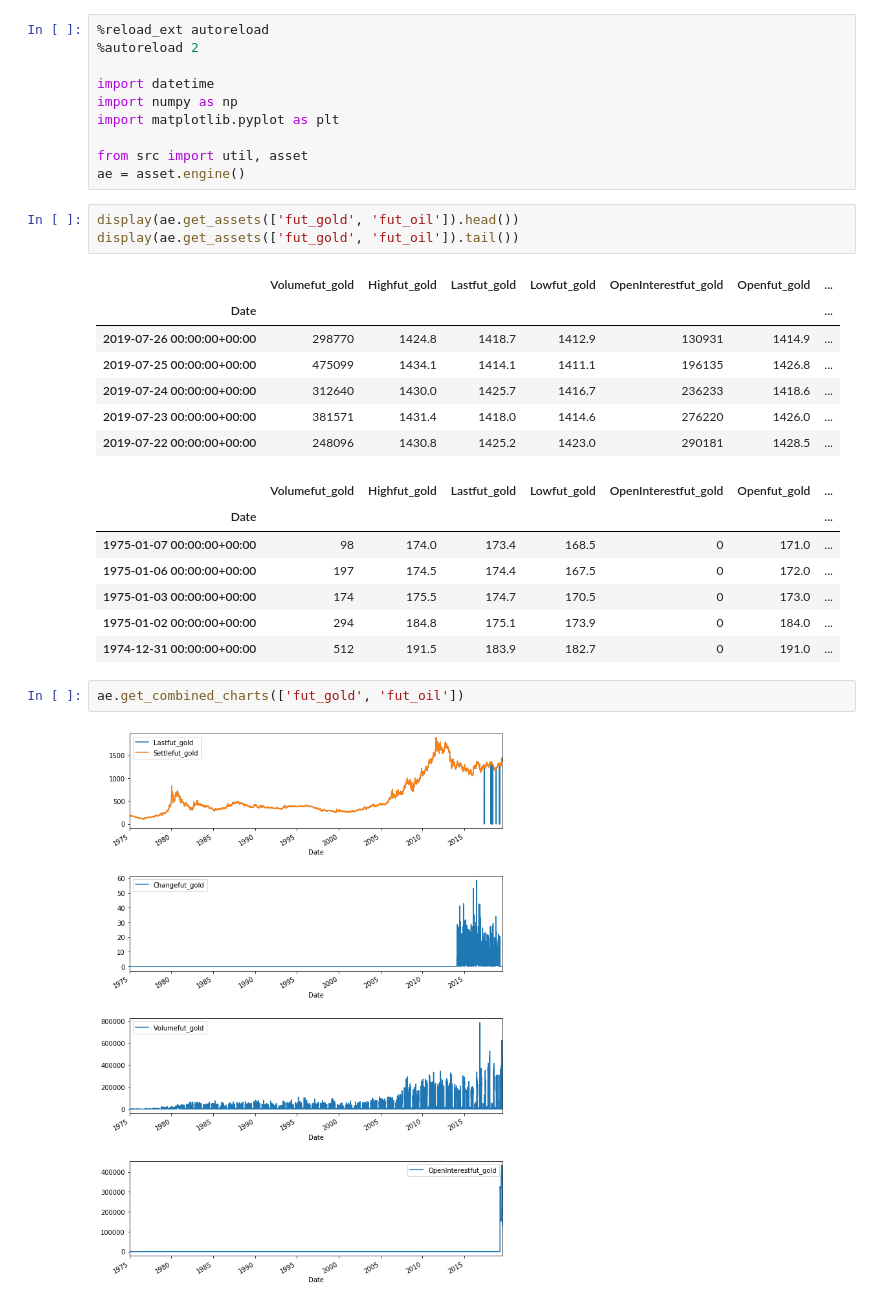
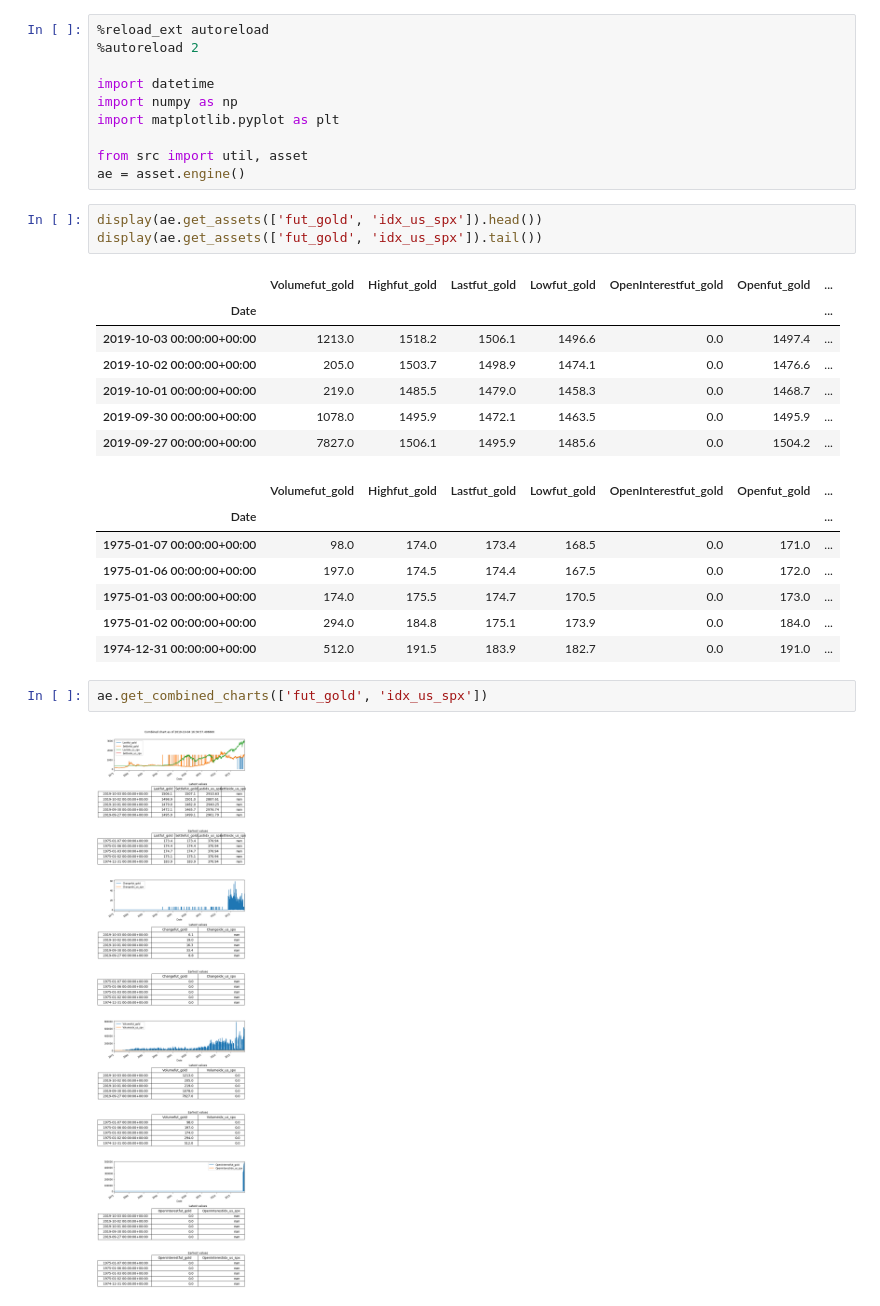
Before and after one commit to sravzpublic/training, a Jupyter notebook: notebooks/Charts.ipynb, the cells around one changed output. Cells and saved outputs as stored; diff of their text form.

Commit message:
Updated combined chart

```diff
--- a/notebooks/Charts.ipynb
+++ b/notebooks/Charts.ipynb
@@ -9,24 +9,24 @@ import matplotlib.pyplot as plt
 from src import util, asset
 ae = asset.engine()
 # %%
-display(ae.get_assets(['fut_gold', 'fut_oil']).head())
-display(ae.get_assets(['fut_gold', 'fut_oil']).tail())
+display(ae.get_assets(['fut_gold', 'idx_us_spx']).head())
+display(ae.get_assets(['fut_gold', 'idx_us_spx']).tail())
 # %% [output]
 |  | Volumefut_gold | Highfut_gold | Lastfut_gold | Lowfut_gold | OpenInterestfut_gold | Openfut_gold | ... |
 | Date |  |  |  |  |  |  | ... |
-| 2019-07-26 00:00:00+00:00 | 298770 | 1424.8 | 1418.7 | 1412.9 | 130931 | 1414.9 | ... |
-| 2019-07-25 00:00:00+00:00 | 475099 | 1434.1 | 1414.1 | 1411.1 | 196135 | 1426.8 | ... |
-| 2019-07-24 00:00:00+00:00 | 312640 | 1430.0 | 1425.7 | 1416.7 | 236233 | 1418.6 | ... |
-| 2019-07-23 00:00:00+00:00 | 381571 | 1431.4 | 1418.0 | 1414.6 | 276220 | 1426.0 | ... |
-| 2019-07-22 00:00:00+00:00 | 248096 | 1430.8 | 1425.2 | 1423.0 | 290181 | 1428.5 | ... |
+| 2019-10-03 00:00:00+00:00 | 1213.0 | 1518.2 | 1506.1 | 1496.6 | 0.0 | 1497.4 | ... |
+| 2019-10-02 00:00:00+00:00 | 205.0 | 1503.7 | 1498.9 | 1474.1 | 0.0 | 1476.6 | ... |
+| 2019-10-01 00:00:00+00:00 | 219.0 | 1485.5 | 1479.0 | 1458.3 | 0.0 | 1468.7 | ... |
+| 2019-09-30 00:00:00+00:00 | 1078.0 | 1495.9 | 1472.1 | 1463.5 | 0.0 | 1495.9 | ... |
+| 2019-09-27 00:00:00+00:00 | 7827.0 | 1506.1 | 1495.9 | 1485.6 | 0.0 | 1504.2 | ... |
 |  | Volumefut_gold | Highfut_gold | Lastfut_gold | Lowfut_gold | OpenInterestfut_gold | Openfut_gold | ... |
 | Date |  |  |  |  |  |  | ... |
-| 1975-01-07 00:00:00+00:00 | 98 | 174.0 | 173.4 | 168.5 | 0 | 171.0 | ... |
-| 1975-01-06 00:00:00+00:00 | 197 | 174.5 | 174.4 | 167.5 | 0 | 172.0 | ... |
-| 1975-01-03 00:00:00+00:00 | 174 | 175.5 | 174.7 | 170.5 | 0 | 173.0 | ... |
-| 1975-01-02 00:00:00+00:00 | 294 | 184.8 | 175.1 | 173.9 | 0 | 184.0 | ... |
-| 1974-12-31 00:00:00+00:00 | 512 | 191.5 | 183.9 | 182.7 | 0 | 191.0 | ... |
+| 1975-01-07 00:00:00+00:00 | 98.0 | 174.0 | 173.4 | 168.5 | 0.0 | 171.0 | ... |
+| 1975-01-06 00:00:00+00:00 | 197.0 | 174.5 | 174.4 | 167.5 | 0.0 | 172.0 | ... |
+| 1975-01-03 00:00:00+00:00 | 174.0 | 175.5 | 174.7 | 170.5 | 0.0 | 173.0 | ... |
+| 1975-01-02 00:00:00+00:00 | 294.0 | 184.8 | 175.1 | 173.9 | 0.0 | 184.0 | ... |
+| 1974-12-31 00:00:00+00:00 | 512.0 | 191.5 | 183.9 | 182.7 | 0.0 | 191.0 | ... |
 # %%
-ae.get_combined_charts(['fut_gold', 'fut_oil'])
+ae.get_combined_charts(['fut_gold', 'idx_us_spx'])
 # %% [output]
-[figure, old version]
+[figure, new version]
```
Also changed, not shown: 5 other files.
